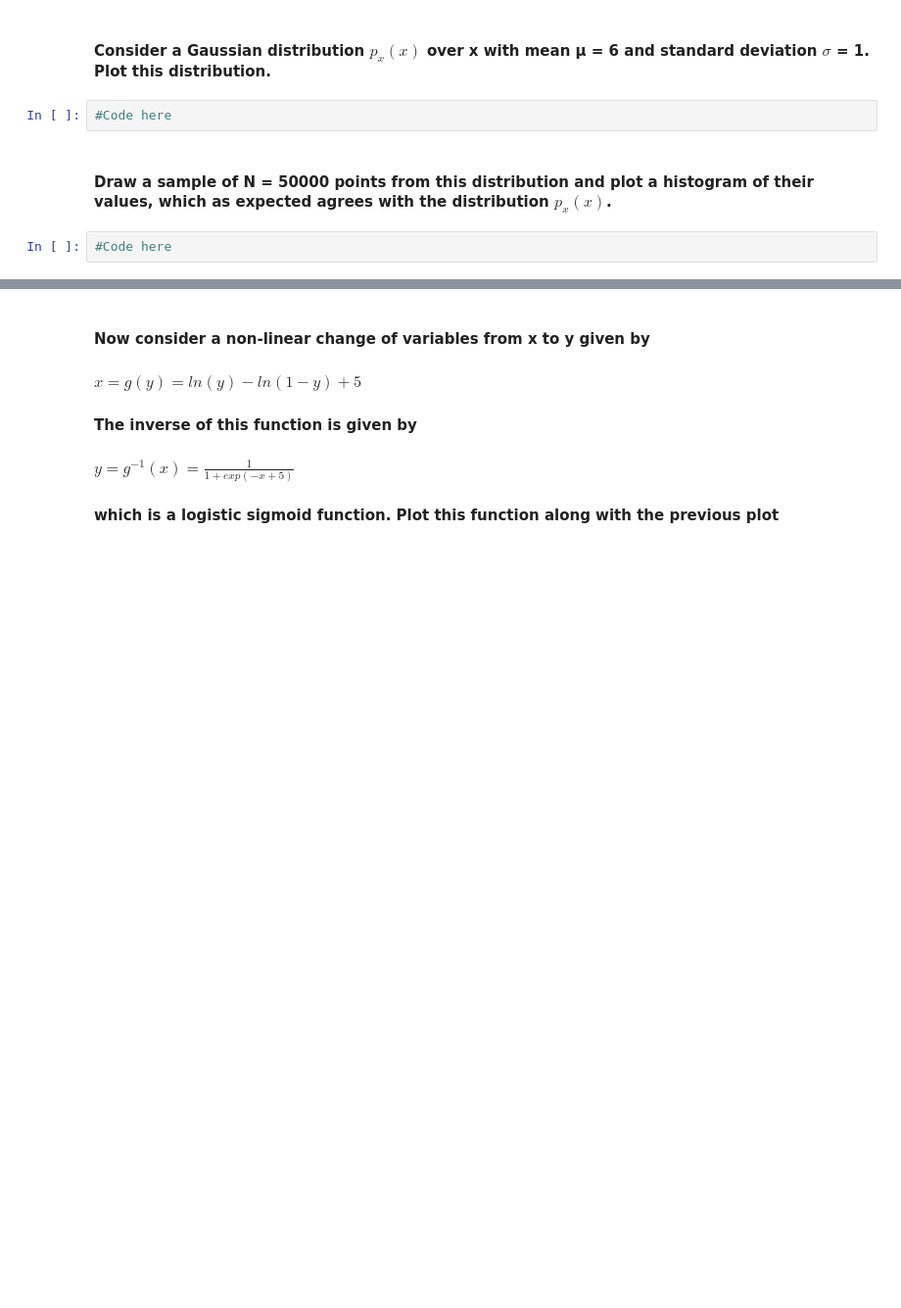
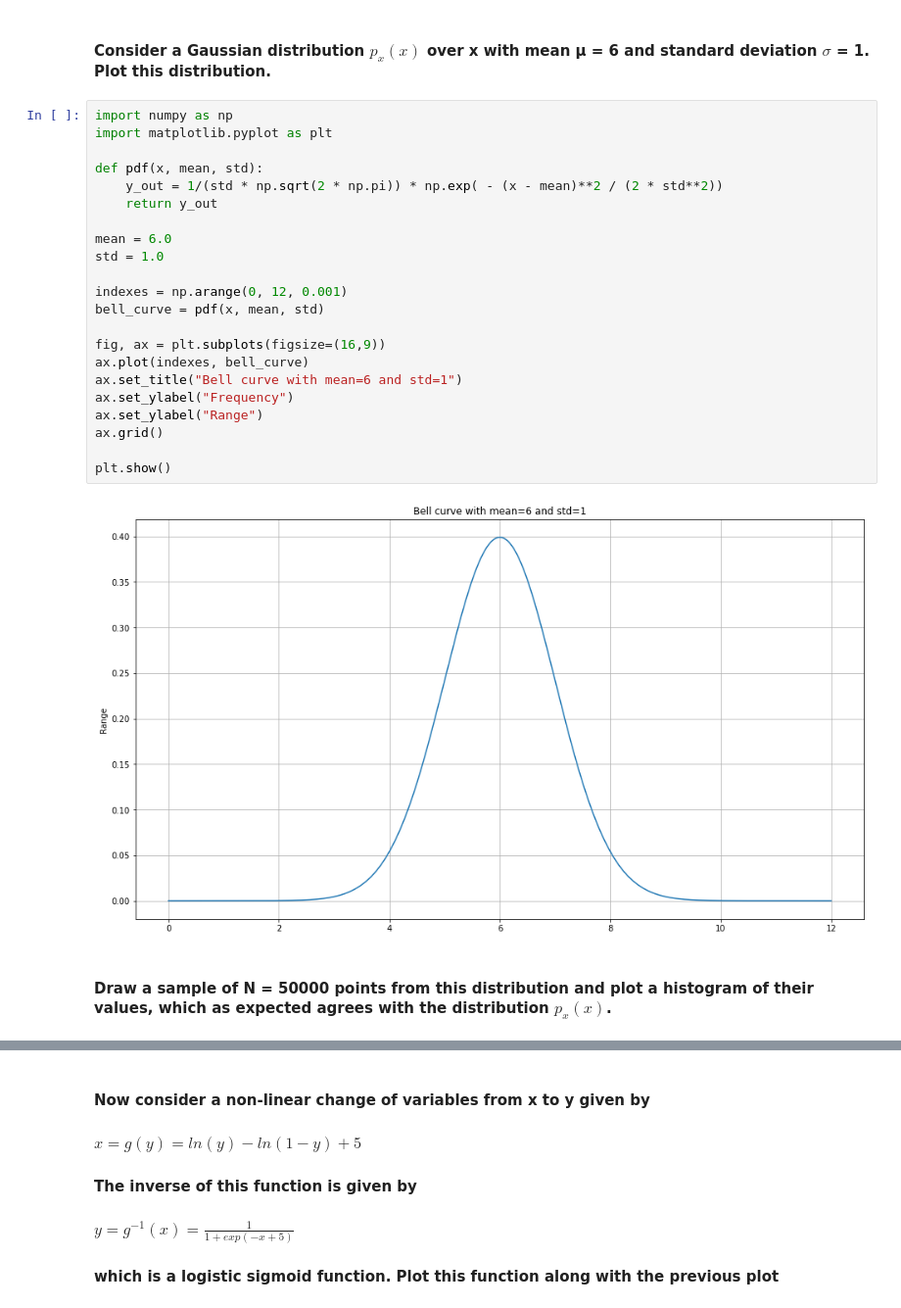
Before and after one commit to malwaru/Awesome-MachineLearning, a Jupyter notebook: ML_Assignment_01/Introduction_Homework.ipynb, the cells around one changed output, grey strips where cells are left out. Shown at 98% size. Drawn from its saved outputs; the diff is of its cells as text; blank space fills up the shorter version.

```diff
--- a/ML_Assignment_01/Introduction_Homework.ipynb
+++ b/ML_Assignment_01/Introduction_Homework.ipynb
@@ -80,9 +140,29 @@ soln4 = 0
 ![gaussian%20distribution.png](attachment:gaussian%20distribution.png)
 # %% [markdown]
 #### Consider a Gaussian distribution $p_x(x)$ over x with mean μ = 6 and standard deviation $\sigma$ = 1. Plot this distribution.
-# %%
-#Code here
+# %%
+import numpy as np
+import matplotlib.pyplot as plt
+
+def pdf(x, mean, std):
+    y_out = 1/(std * np.sqrt(2 * np.pi)) * np.exp( - (x - mean)**2 / (2 * std**2))
+    return y_out
+
+mean = 6.0
+std = 1.0
+
+indexes = np.arange(0, 12, 0.001)
+bell_curve = pdf(x, mean, std)
+
+fig, ax = plt.subplots(figsize=(16,9))
+ax.plot(indexes, bell_curve)
+ax.set_title("Bell curve with mean=6 and std=1")
+ax.set_ylabel("Frequency")
+ax.set_ylabel("Range")
+ax.grid()
+
+plt.show()
+# %% [output]
+[figure, added]
 # %% [markdown]
 #### Draw a sample of N = 50000 points from this distribution and plot a histogram of their values, which as expected agrees with the distribution $p_x(x)$.
-# %%
-#Code here
```
Also changed, not shown: parts of 12 cells of this notebook.
